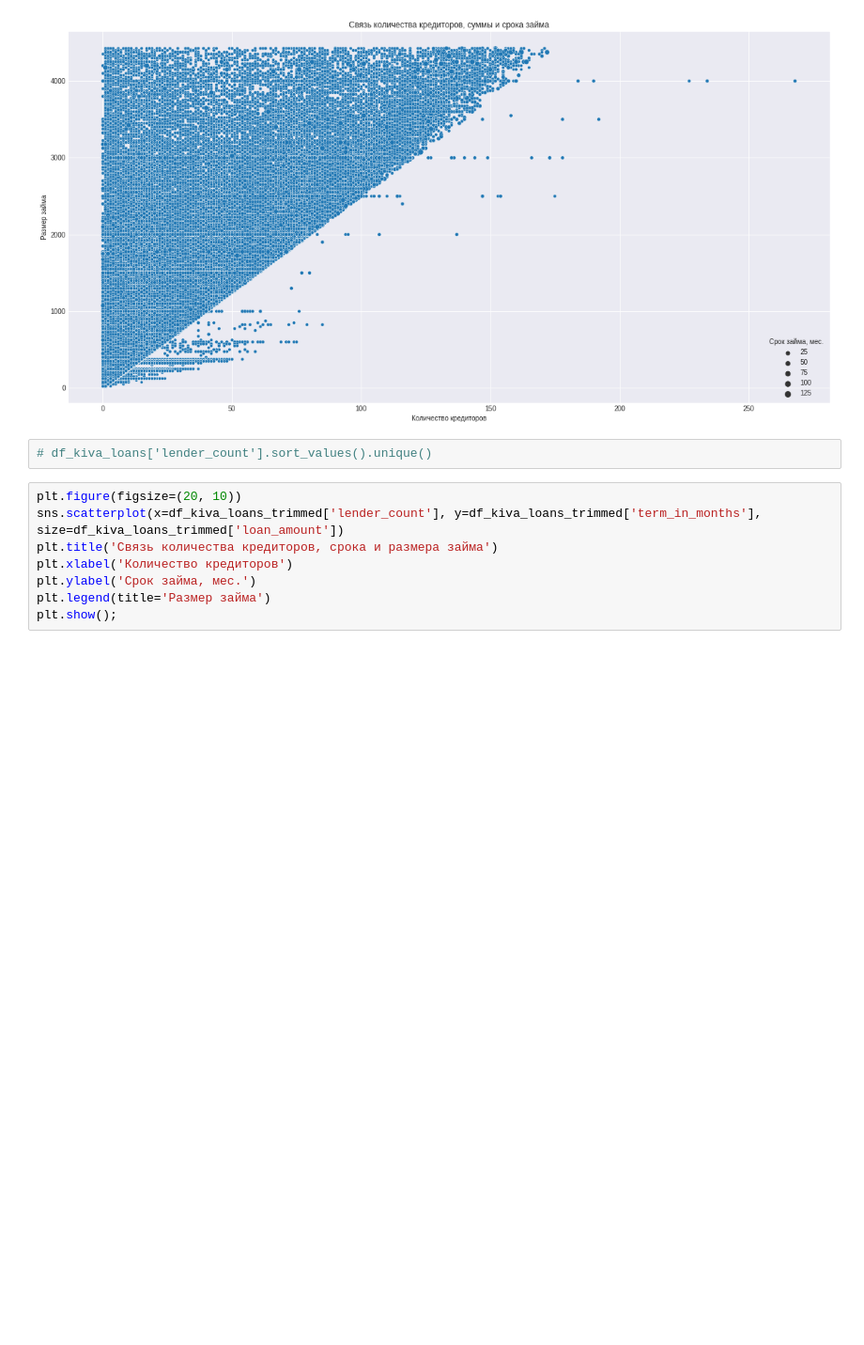
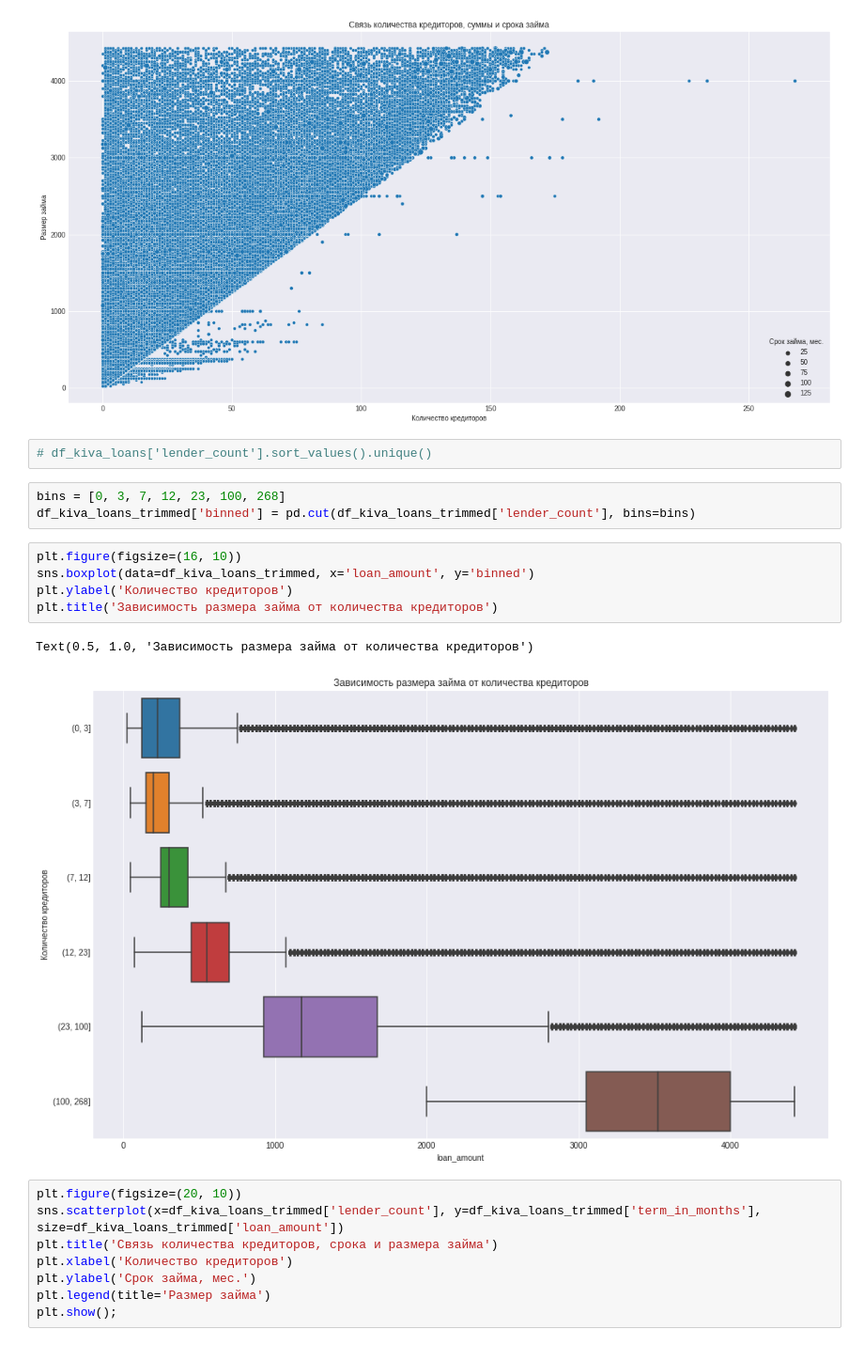
Before and after one commit to ddmitry80/ds_junior_analytics, a Jupyter notebook: Разведочный анализ данных EDA/Домашка/Мастер_класс_Разведочный_анализ_данных_&_Подготовка_отчетов_Конспект.ipynb, the cells around one changed output. Shown at 94% size. Saved outputs shown, nothing was run; the diff lists cells and outputs as text; blank space fills up the shorter version.

```diff
--- a/Разведочный анализ данных EDA/Домашка/Мастер_класс_Разведочный_анализ_данных_&_Подготовка_отчетов_Конспект.ipynb
+++ b/Разведочный анализ данных EDA/Домашка/Мастер_класс_Разведочный_анализ_данных_&_Подготовка_отчетов_Конспект.ipynb
@@ -986,6 +1040,17 @@ plt.show();
 [figure]
 # %%
 # df_kiva_loans['lender_count'].sort_values().unique()
+# %%
+bins = [0, 3, 7, 12, 23, 100, 268]
+df_kiva_loans_trimmed['binned'] = pd.cut(df_kiva_loans_trimmed['lender_count'], bins=bins)
+# %%
+plt.figure(figsize=(16, 10))
+sns.boxplot(data=df_kiva_loans_trimmed, x='loan_amount', y='binned')
+plt.ylabel('Количество кредиторов')
+plt.title('Зависимость размера займа от количества кредиторов')
+# %% [output]
+Text(0.5, 1.0, 'Зависимость размера займа от количества кредиторов')
+[figure, added]
 # %%
 plt.figure(figsize=(20, 10))
 sns.scatterplot(x=df_kiva_loans_trimmed['lender_count'], y=df_kiva_loans_trimmed['term_in_months'], size=df_kiva_loans_trimmed['loan_amount'])
```
Also changed, not shown: parts of 9 cells of this notebook.
